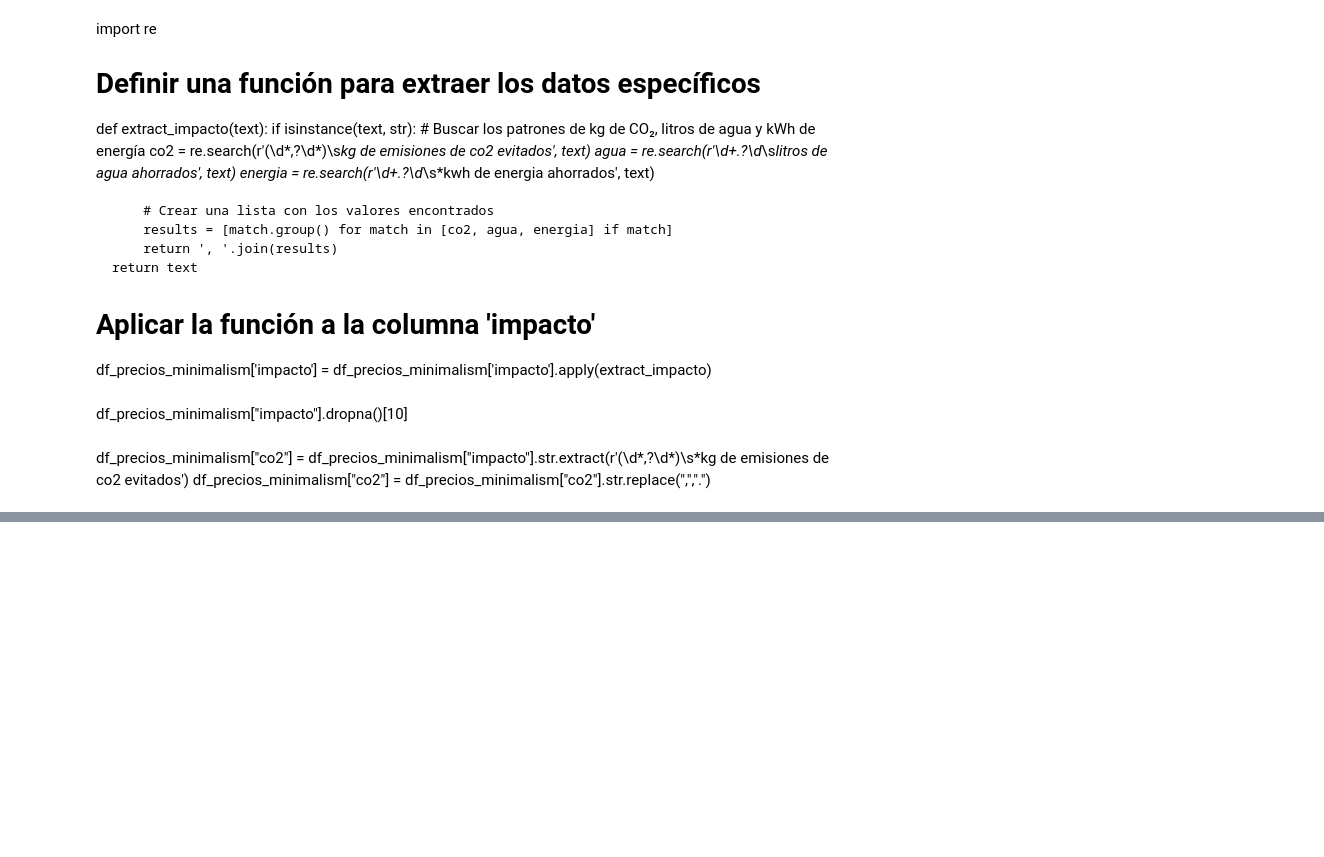
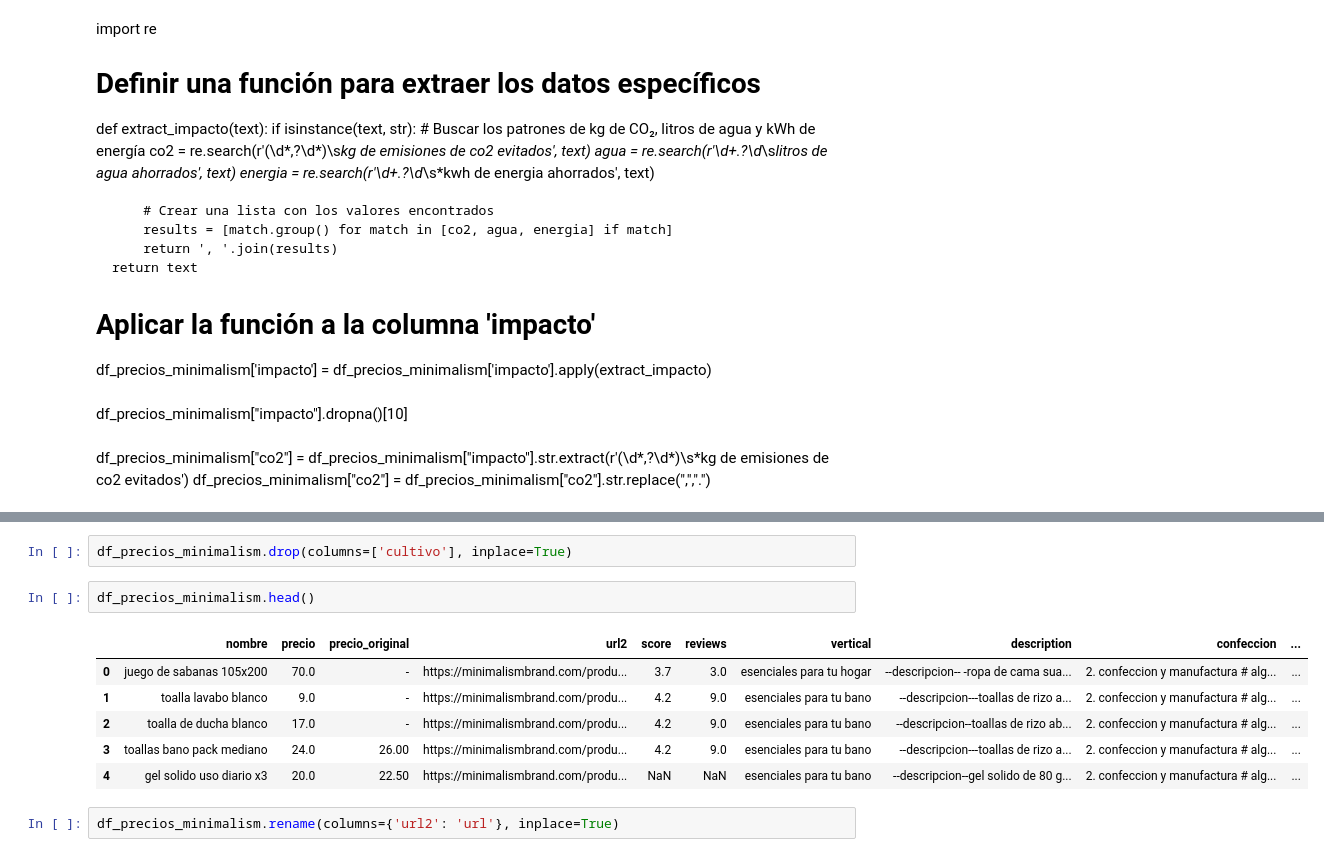
Before and after one commit to MiguelLopezVirues/proyecto-minimalism, a Jupyter notebook: notebook/datos_minimalism.ipynb, the cells around one changed output, grey strips where cells are left out. Saved outputs shown, nothing was run; the diff lists cells and outputs as text; blank space fills up the shorter version.

```diff
--- a/notebook/limpiado_df_en_progreso.ipynb
+++ b/notebook/datos_minimalism.ipynb
@@ -234,0 +277,13 @@ df_precios_minimalism.head()
+# %%
+df_precios_minimalism.drop(columns=['cultivo'], inplace=True)
+# %%
+df_precios_minimalism.head()
+# %% [output]
+|  | nombre | precio | precio_original | url2 | score | reviews | vertical | description | confeccion | ... |
+| 0 | juego de sabanas 105x200 | 70.0 | - | https://minimalismbrand.com/produ... | 3.7 | 3.0 | esenciales para tu hogar | --descripcion-- -ropa de cama sua... | 2. confeccion y manufactura # alg... | ... |
+| 1 | toalla lavabo blanco | 9.0 | - | https://minimalismbrand.com/produ... | 4.2 | 9.0 | esenciales para tu bano | --descripcion---toallas de rizo a... | 2. confeccion y manufactura # alg... | ... |
+| 2 | toalla de ducha blanco | 17.0 | - | https://minimalismbrand.com/produ... | 4.2 | 9.0 | esenciales para tu bano | --descripcion--toallas de rizo ab... | 2. confeccion y manufactura # alg... | ... |
+| 3 | toallas bano pack mediano | 24.0 | 26.00 | https://minimalismbrand.com/produ... | 4.2 | 9.0 | esenciales para tu bano | --descripcion---toallas de rizo a... | 2. confeccion y manufactura # alg... | ... |
+| 4 | gel solido uso diario x3 | 20.0 | 22.50 | https://minimalismbrand.com/produ... | NaN | NaN | esenciales para tu bano | --descripcion--gel solido de 80 g... | 2. confeccion y manufactura # alg... | ... |
+# %%
+df_precios_minimalism.rename(columns={'url2': 'url'}, inplace=True)
```
Also changed, not shown: parts of 13 cells of this notebook.
